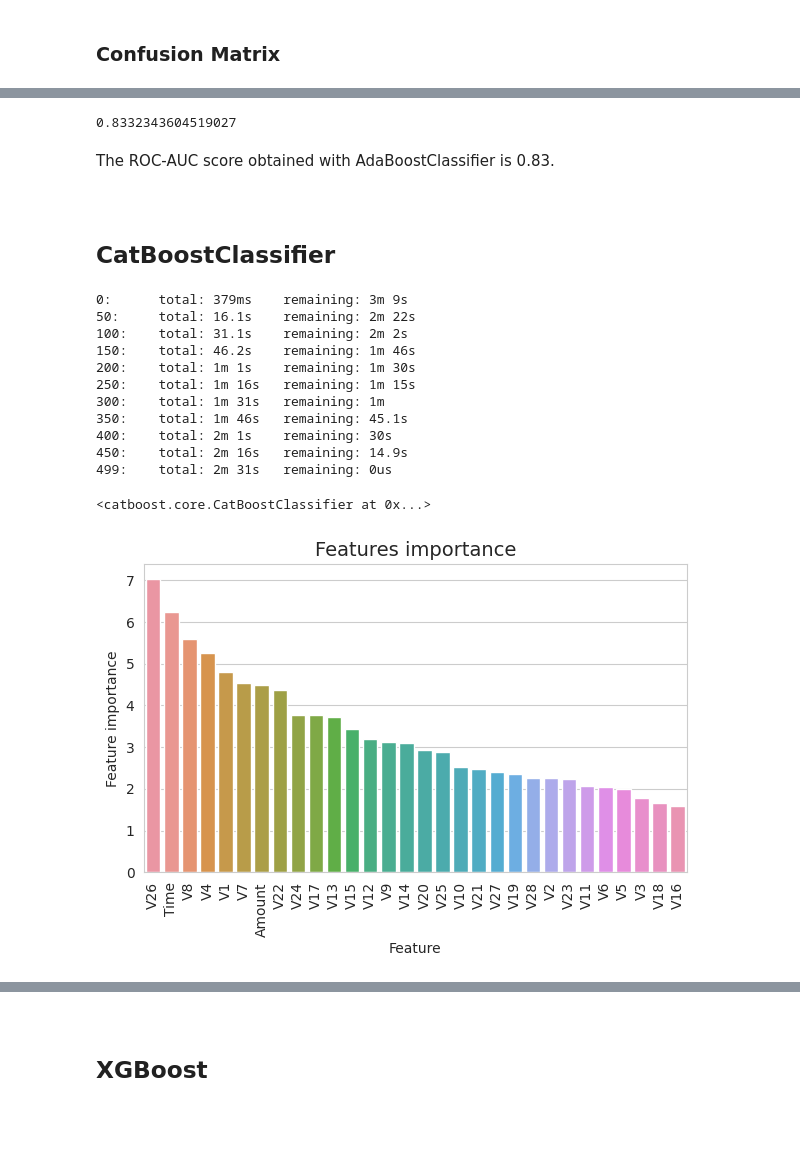
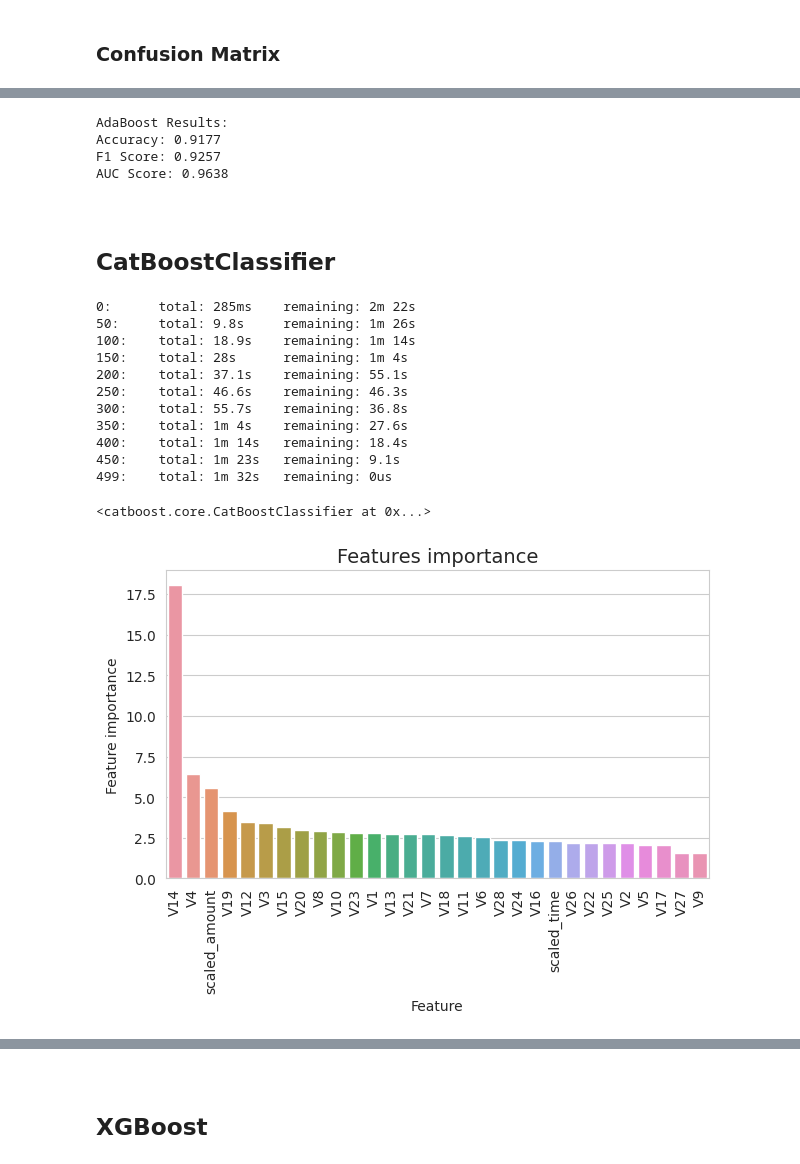
Before and after one commit to BTKaratas/Assigment, a Jupyter notebook: MachineLearningProjectCreditCardFraudDetection.ipynb, the cells around one changed output, grey strips where cells are left out. Drawn from its saved outputs; the diff is of its cells as text; code cells hidden in the pictures; blank space fills up the shorter version.

```diff
--- a/MachineLearningProjectCreditCardFraudDetection.ipynb
+++ b/MachineLearningProjectCreditCardFraudDetection.ipynb
@@ -643,9 +694,11 @@ df = pd.read_csv('/kaggle/input/creditcardfraud/creditcard.csv')
+# %%
+df = normal_distributed_df
 # %%
 target = 'Class'
-predictors = ['Time', 'V1', 'V2', 'V3', 'V4', 'V5', 'V6', 'V7', 'V8', 'V9', 'V10',\
+predictors = ['scaled_amount', 'V1', 'V2', 'V3', 'V4', 'V5', 'V6', 'V7', 'V8', 'V9', 'V10',\
        'V11', 'V12', 'V13', 'V14', 'V15', 'V16', 'V17', 'V18', 'V19',\
        'V20', 'V21', 'V22', 'V23', 'V24', 'V25', 'V26', 'V27', 'V28',\
-       'Amount']
+       'scaled_time']
 # %%
 train_df, test_df = train_test_split(df, test_size=TEST_SIZE, random_state=RANDOM_STATE, shuffle=True )
 train_df, valid_df = train_test_split(train_df, test_size=VALID_SIZE, random_state=RANDOM_STATE, shuffle=True )
@@ -729,16 +813,32 @@ plt.show()
-# %%
-# Calculate ROC-AUC
-roc_auc_score(valid_df[target].values, preds)
-# %% [output]
-0.8332343604519027
-# %% [markdown]
-The ROC-AUC score obtained with AdaBoostClassifier is 0.83.
+# %%
+# Calculate evaluation metrics
+ada_accuracy = accuracy_score(valid_df[target].values, preds)
+ada_f1 = f1_score(valid_df[target].values, preds)
+ada_auc = roc_auc_score(valid_df[target].values, pred_proba)
+
+# Print the results
+print(f"AdaBoost Results:")
+print(f"Accuracy: {ada_accuracy:.4f}")
+print(f"F1 Score: {ada_f1:.4f}")
+print(f"AUC Score: {ada_auc:.4f}")
+
+# Store metrics in a dictionary
+model_metrics['ada_model'] = {
+    'AUC': ada_auc,
+    'F1': ada_f1,
+    'Accuracy': ada_accuracy
+}
+# %% [output]
+AdaBoost Results:
+Accuracy: 0.9177
+F1 Score: 0.9257
+AUC Score: 0.9638
 # %% [markdown]
 <a id = "14"></a><br>
 ## CatBoostClassifier
 # %%
 #Prepare the model
-clf = CatBoostClassifier(iterations=500,
+catboost_model = CatBoostClassifier(iterations=500,
                              learning_rate=0.02,
                              depth=12,
                              eval_metric='AUC',
@@ -749,19 +849,19 @@ clf = CatBoostClassifier(iterations=500,
                              od_wait=100)
 # %%
 # Fit the model
-clf.fit(train_df[predictors], train_df[target].values,verbose=True)
+catboost_model.fit(train_df[predictors], train_df[target].values,verbose=True)
 # %% [output]
-0:      total: 379ms    remaining: 3m 9s
-50:     total: 16.1s    remaining: 2m 22s
-100:    total: 31.1s    remaining: 2m 2s
-150:    total: 46.2s    remaining: 1m 46s
-200:    total: 1m 1s    remaining: 1m 30s
-250:    total: 1m 16s   remaining: 1m 15s
-300:    total: 1m 31s   remaining: 1m
-350:    total: 1m 46s   remaining: 45.1s
-400:    total: 2m 1s    remaining: 30s
-450:    total: 2m 16s   remaining: 14.9s
-499:    total: 2m 31s   remaining: 0us
+0:      total: 285ms    remaining: 2m 22s
+50:     total: 9.8s     remaining: 1m 26s
+100:    total: 18.9s    remaining: 1m 14s
+150:    total: 28s      remaining: 1m 4s
+200:    total: 37.1s    remaining: 55.1s
+250:    total: 46.6s    remaining: 46.3s
+300:    total: 55.7s    remaining: 36.8s
+350:    total: 1m 4s    remaining: 27.6s
+400:    total: 1m 14s   remaining: 18.4s
+450:    total: 1m 23s   remaining: 9.1s
+499:    total: 1m 32s   remaining: 0us
 <catboost.core.CatBoostClassifier at 0x...>
 # %%
 # Predict the tagret values
@@ -769,7 +870,7 @@ preds = clf.predict(valid_df[predictors])
 # %%
-features_importance()
+features_importance(catboost_model)
 # %% [output]
-[figure, old version]
+[figure, new version]
 # %%
 confusion_matrix()
 # %% [output]
```
Also changed, not shown: parts of 59 cells of this notebook.
